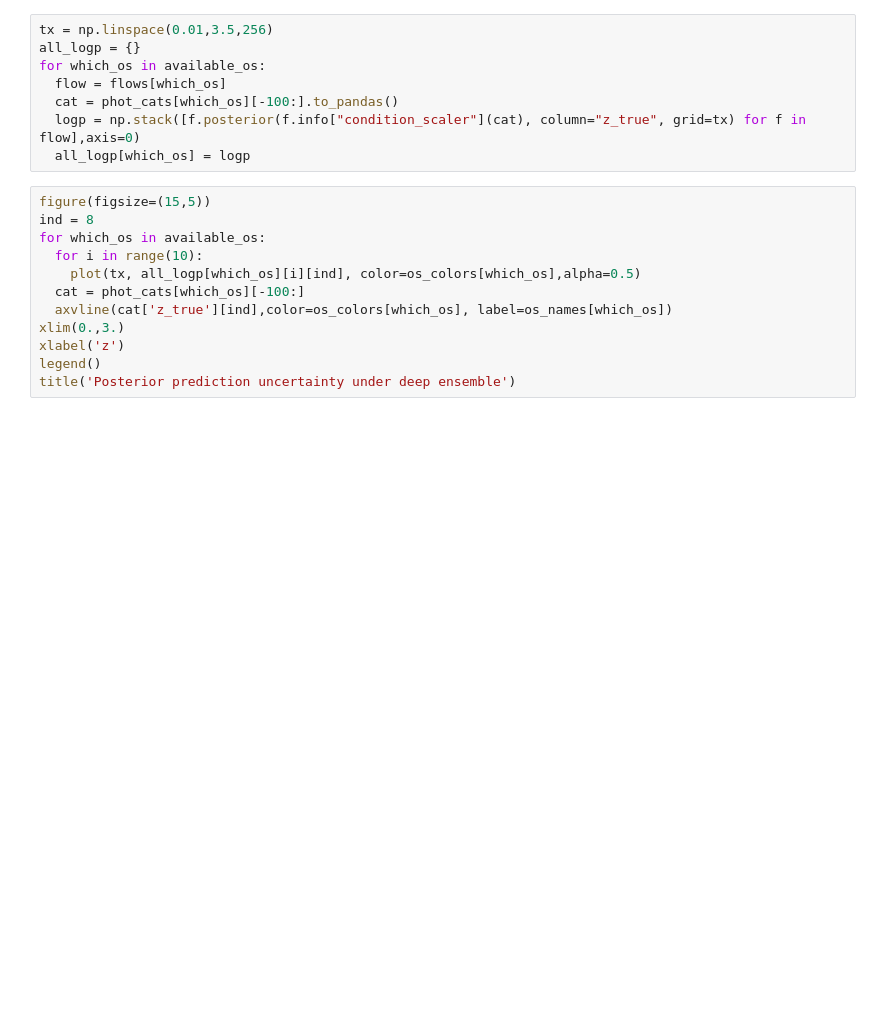
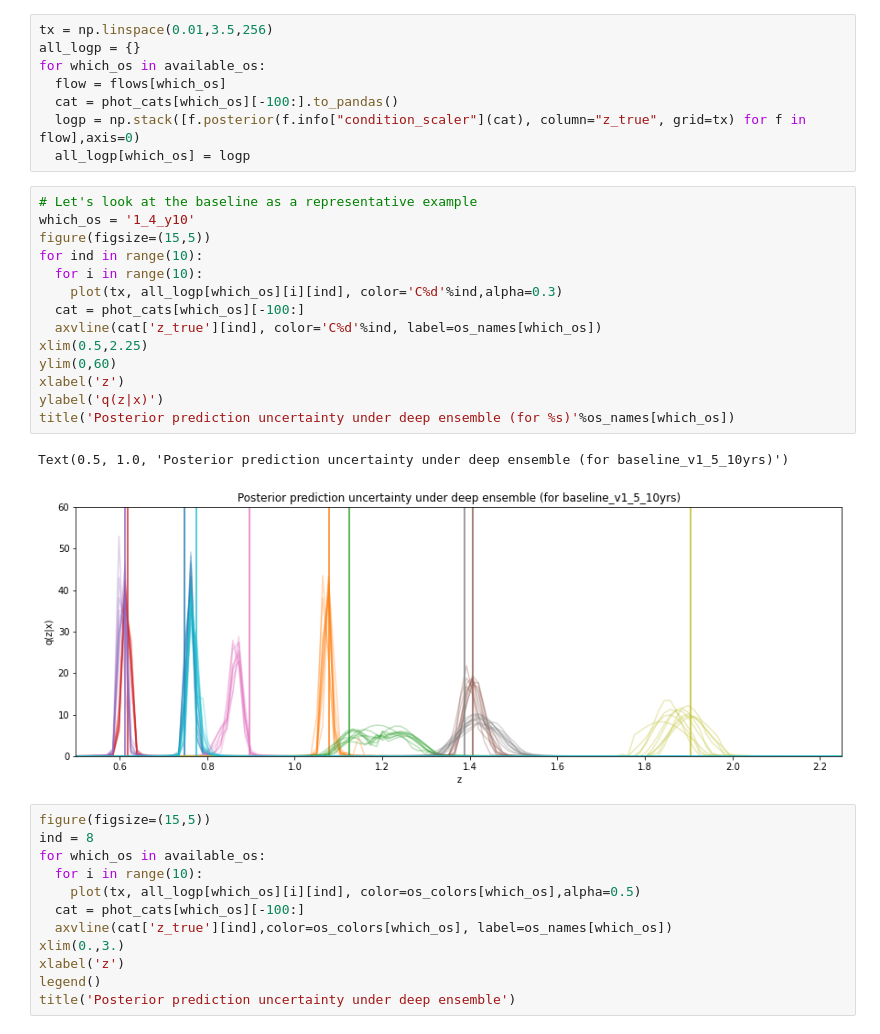
Before and after one commit to bscot/TheLastMetric, a Jupyter notebook: pz_tests.ipynb, the cells around one changed output. Drawn from its saved outputs; the diff is of its cells as text; blank space fills up the shorter version.

```diff
--- a/pz_tests.ipynb
+++ b/pz_tests.ipynb
@@ -47,6 +47,23 @@ for which_os in available_os:
   cat = phot_cats[which_os][-100:].to_pandas()
   logp = np.stack([f.posterior(f.info["condition_scaler"](cat), column="z_true", grid=tx) for f in flow],axis=0)
   all_logp[which_os] = logp
+# %%
+# Let's look at the baseline as a representative example
+which_os = '1_4_y10'
+figure(figsize=(15,5))
+for ind in range(10):
+  for i in range(10):
+    plot(tx, all_logp[which_os][i][ind], color='C%d'%ind,alpha=0.3)
+  cat = phot_cats[which_os][-100:]
+  axvline(cat['z_true'][ind], color='C%d'%ind, label=os_names[which_os])
+xlim(0.5,2.25)
+ylim(0,60)
+xlabel('z')
+ylabel('q(z|x)')
+title('Posterior prediction uncertainty under deep ensemble (for %s)'%os_names[which_os])
+# %% [output]
+Text(0.5, 1.0, 'Posterior prediction uncertainty under deep ensemble (for baseline_v1_5_10yrs)')
+[figure, added]
 # %%
 figure(figsize=(15,5))
 ind = 8
```
